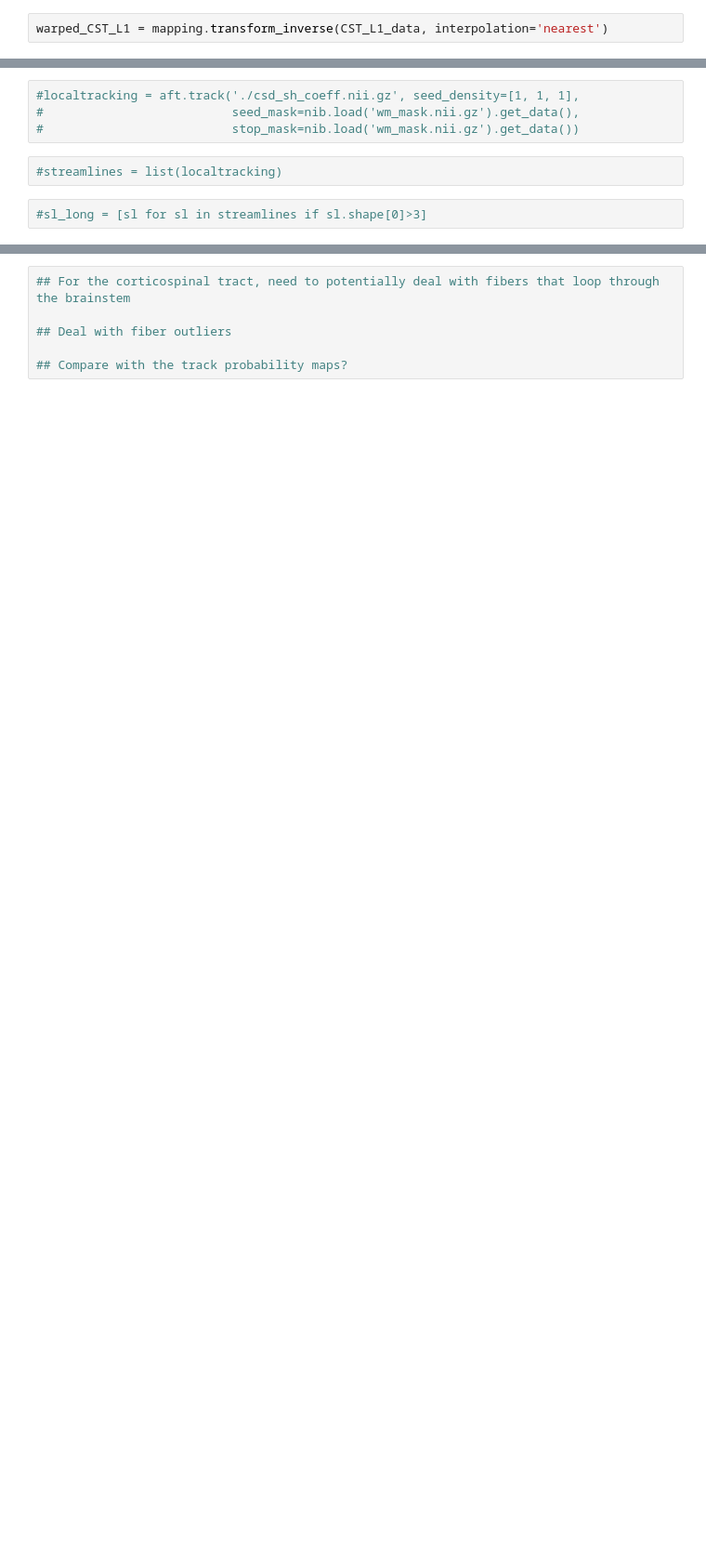
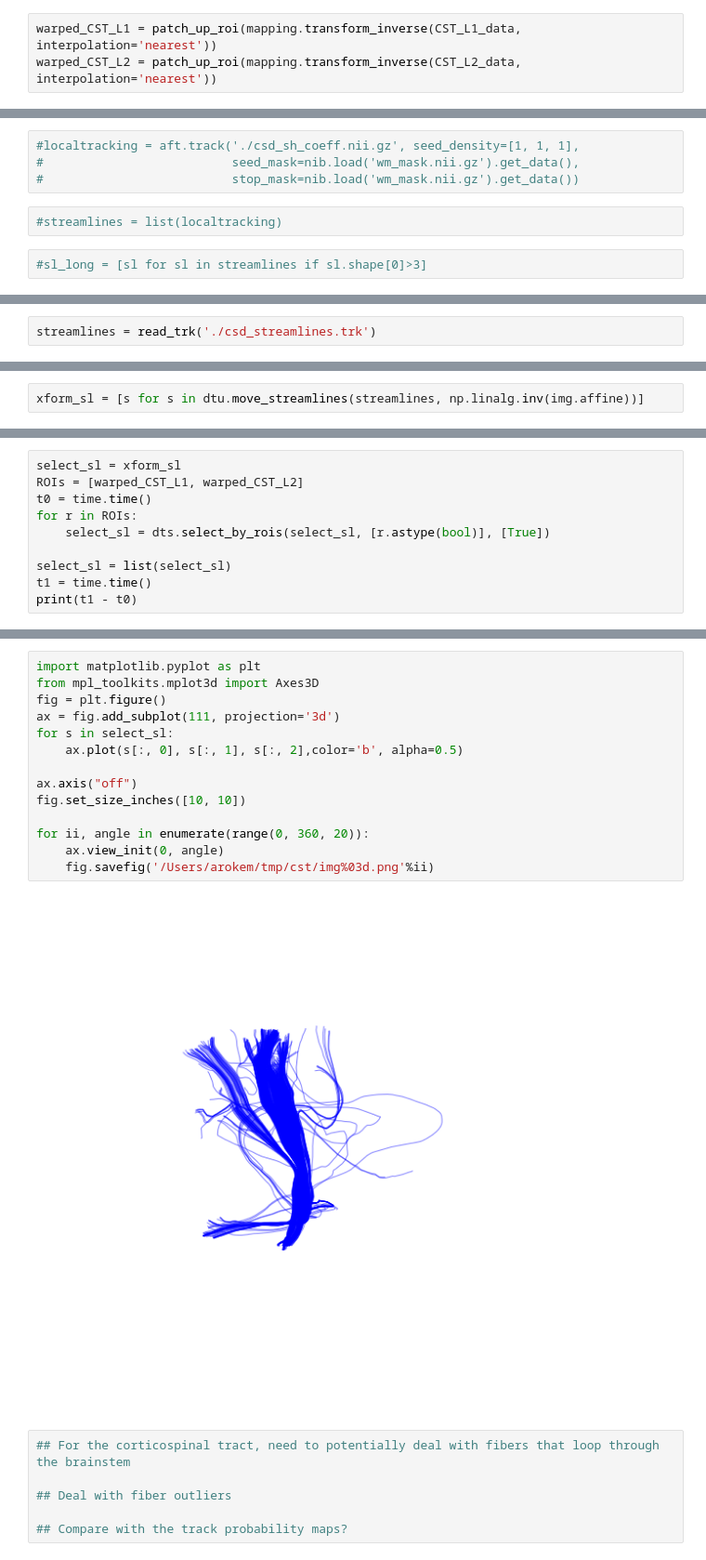
Before and after one commit to yeatmanlab/pyAFQ, a Jupyter notebook: doc/notebooks/segmentation.ipynb, the cells around one changed output, grey strips where cells are left out. Shown at 93% size. Cells and saved outputs as stored; diff of their text form; blank space fills up the shorter version.

```diff
--- a/doc/notebooks/segmentation.ipynb
+++ b/doc/notebooks/segmentation.ipynb
@@ -47,3 +79,4 @@ CST_L2_data = CST_L2.get_data()
 # %%
-warped_CST_L1 = mapping.transform_inverse(CST_L1_data, interpolation='nearest')
+warped_CST_L1 = patch_up_roi(mapping.transform_inverse(CST_L1_data, interpolation='nearest'))
+warped_CST_L2 = patch_up_roi(mapping.transform_inverse(CST_L2_data, interpolation='nearest'))
 # %%
@@ -91,0 +123,2 @@ write_trk('./csd_streamlines.trk', sl_long)
+# %%
+streamlines = read_trk('./csd_streamlines.trk')
@@ -91,0 +131,2 @@ write_trk('./csd_streamlines.trk', sl_long)
+# %%
+xform_sl = [s for s in dtu.move_streamlines(streamlines, np.linalg.inv(img.affine))]
@@ -91,0 +137,10 @@ write_trk('./csd_streamlines.trk', sl_long)
+# %%
+select_sl = xform_sl
+ROIs = [warped_CST_L1, warped_CST_L2]
+t0 = time.time()
+for r in ROIs:
+    select_sl = dts.select_by_rois(select_sl, [r.astype(bool)], [True])
+
+select_sl = list(select_sl)
+t1 = time.time()
+print(t1 - t0)
@@ -92,3 +153,19 @@ write_trk('./csd_streamlines.trk', sl_long)
+# %%
+import matplotlib.pyplot as plt
+from mpl_toolkits.mplot3d import Axes3D
+fig = plt.figure()
+ax = fig.add_subplot(111, projection='3d')
+for s in select_sl:
+    ax.plot(s[:, 0], s[:, 1], s[:, 2],color='b', alpha=0.5)
+
+ax.axis("off")
+fig.set_size_inches([10, 10])
+
+for ii, angle in enumerate(range(0, 360, 20)):
+    ax.view_init(0, angle)
+    fig.savefig('/Users/arokem/tmp/cst/img%03d.png'%ii)
+# %% [output]
+[figure, added]
 # %%
 ## For the corticospinal tract, need to potentially deal with fibers that loop through the brainstem
 
```
Also changed, not shown: parts of 26 cells of this notebook.
